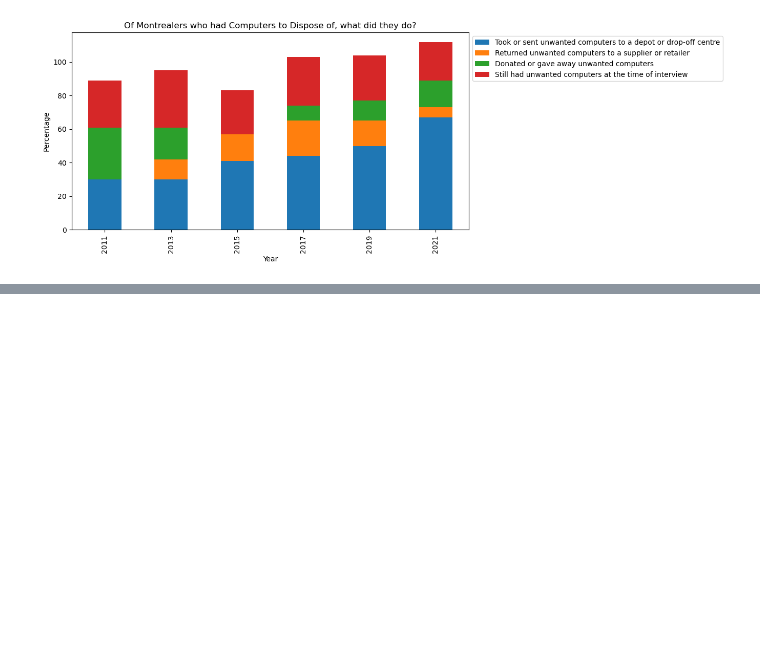
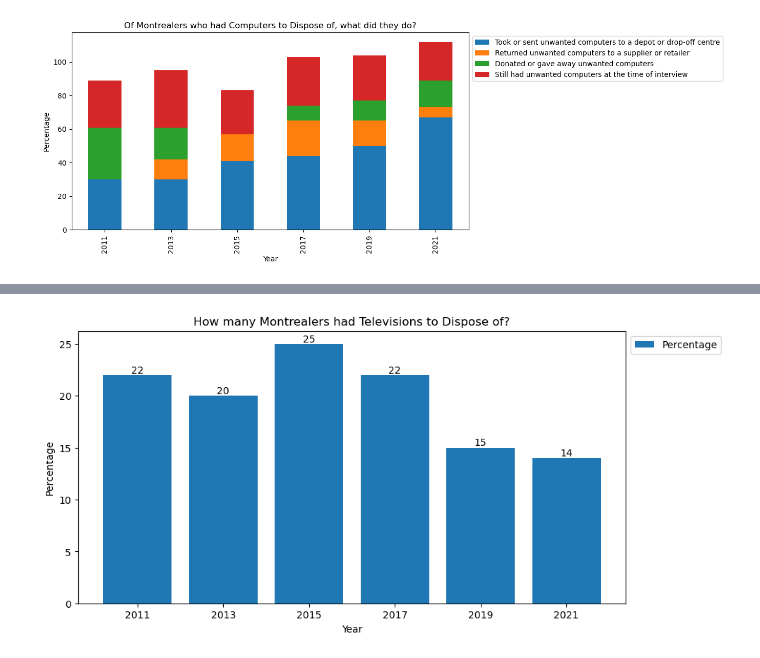
Before and after one commit to BlackSound1/SUST601-Project, a Jupyter notebook: stacked_chart_test.ipynb, the cells around one changed output, grey strips where cells are left out. Saved outputs shown, nothing was run; the diff lists cells and outputs as text; code cells hidden in the pictures; blank space fills up the shorter version.

```diff
--- a/stacked_chart_test.ipynb
+++ b/stacked_chart_test.ipynb
@@ -172,0 +304,8 @@ plt.savefig(file_path / 'computers_stacked_plot.png', bbox_inches='tight')
+# %%
+# Get only the television-related data
+televisions = e_waste[
+    (e_waste['Electronic waste'].str.contains('televisions')) &
+    (e_waste.iloc[:, 1:].notna().any(axis=1))
+].reset_index(drop=True)
+
+televisions
@@ -172,0 +320,4 @@ plt.savefig(file_path / 'computers_stacked_plot.png', bbox_inches='tight')
+# %%
+# From this, get only the data where the item was unwanted
+had_unwanted = televisions[televisions['Electronic waste'] == 'Had unwanted televisions to dispose of'].iloc[:, 1:]
+had_unwanted
@@ -172,0 +327,6 @@ plt.savefig(file_path / 'computers_stacked_plot.png', bbox_inches='tight')
+# %%
+# Transpose the data for easier plotting
+had_unwanted = had_unwanted.T
+had_unwanted = had_unwanted.reset_index()
+had_unwanted = had_unwanted.rename(columns={'index': 'Year', 0: 'Percentage'})
+had_unwanted
@@ -172,0 +341,14 @@ plt.savefig(file_path / 'computers_stacked_plot.png', bbox_inches='tight')
+# %%
+# Create the plot for the unwanted item data
+_, ax = plt.subplots(figsize=(10, 5))
+bars = ax.bar(had_unwanted['Year'], had_unwanted['Percentage'])
+ax.bar_label(bars)
+
+plt.title("How many Montrealers had Televisions to Dispose of?")
+plt.ylabel('Percentage')
+plt.xlabel('Year')
+plt.legend([bars], ["Percentage"], loc='upper left', bbox_to_anchor=(1.0, 1.0))
+
+plt.savefig(file_path / 'televisions_main_plot.png', bbox_inches='tight')
+# %% [output]
+[figure, added]
```
Also changed, not shown: parts of 71 cells of this notebook, 14 other files.
